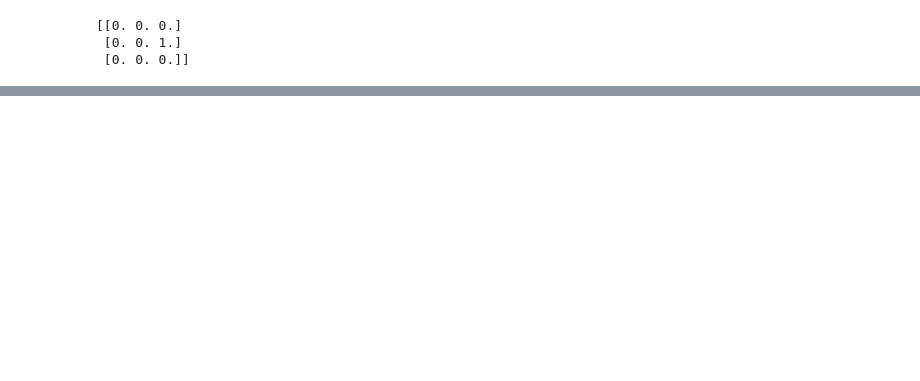
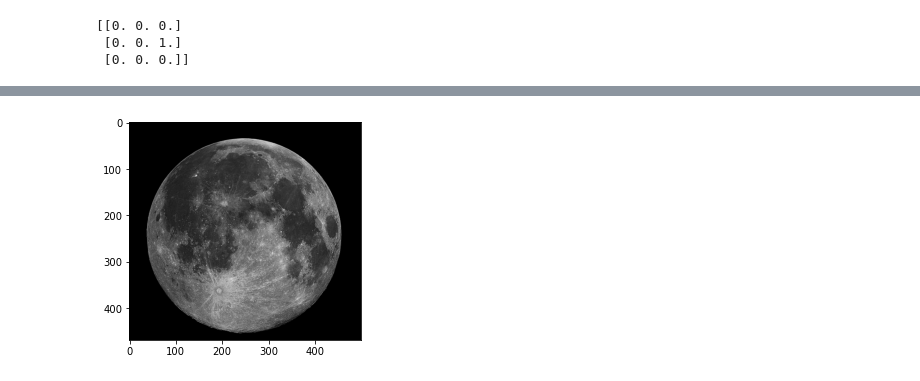
Before and after one commit to toluboltz/computer_vision, a Jupyter notebook: Linearity_and_Convolution.ipynb, the cells around one changed output, grey strips where cells are left out. Cells and saved outputs as stored; diff of their text form; code cells hidden in the pictures; blank space fills up the shorter version.

```diff
--- a/Linearity_and_Convolution.ipynb
+++ b/Linearity_and_Convolution.ipynb
@@ -87,0 +121,7 @@ plt.show()
+# %%
+moon = cv.imread('images/moon.png', 0)
+# %%
+plt.imshow(moon, cmap='gray')
+plt.show()
+# %% [output]
+[figure, added]
```
Also changed, not shown: parts of 18 cells of this notebook.
